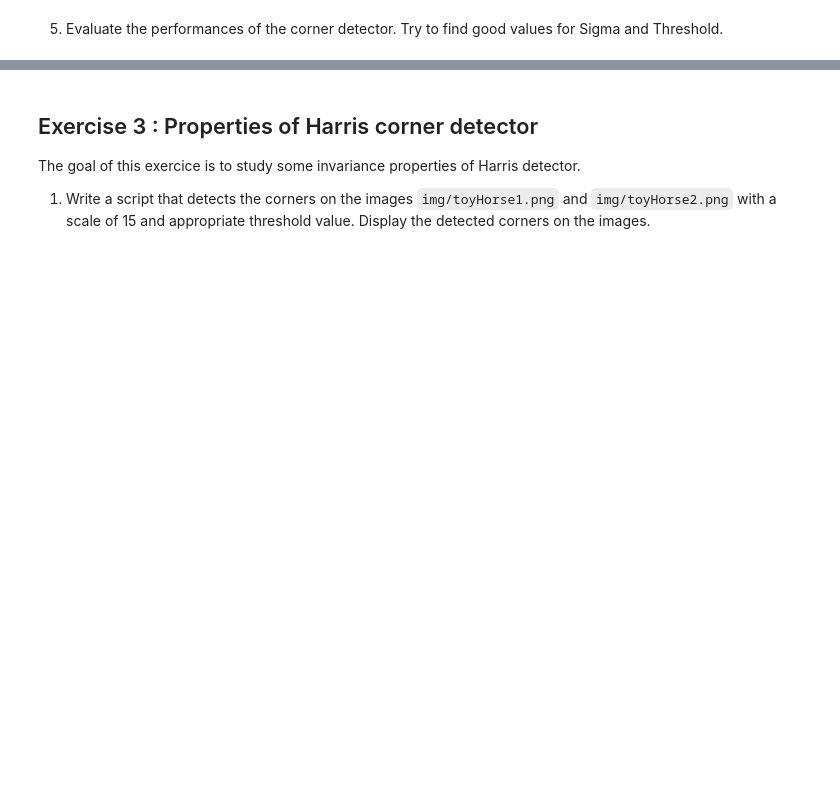
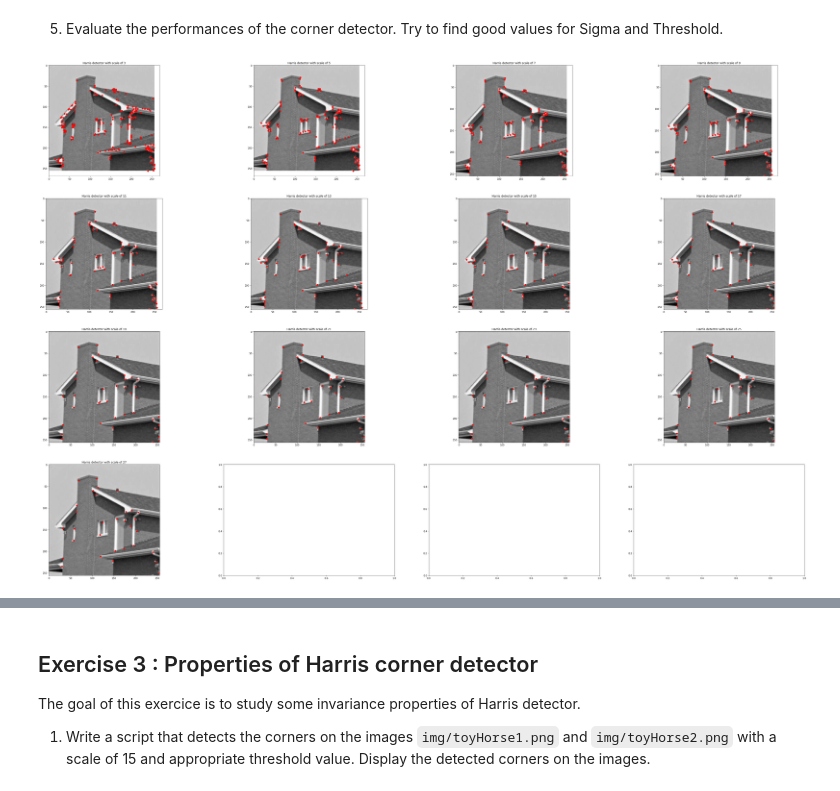
Before and after one commit to CharlesAttend/M1-S1-DAC, a Jupyter notebook: BIMA/TME/TME6/TME6.ipynb, the cells around one changed output, grey strips where cells are left out. Saved outputs shown, nothing was run; the diff lists cells and outputs as text; code cells hidden in the pictures; blank space fills up the shorter version.

```diff
--- a/BIMA/TME/TME6/TME6.ipynb
+++ b/BIMA/TME/TME6/TME6.ipynb
@@ -196,2 +202,12 @@ array([[0., 0., 0., ..., 0., 0., 0.],
 # %% [markdown]
 5) Evaluate the performances of the corner detector. Try to find good values for Sigma and Threshold.
+# %%
+scale_list = list(range(3, 29, 2))
+n = int(len(scale_list)/4) + 1
+fig, ax = plt.subplots(nrows=n, ncols=4, figsize = (6*10,4*10))
+ax = ax.flatten()
+for i in range(len(scale_list)):
+    display_corner(house, scale_list[i] , 0.04, 0.01, ax[i])
+    ax[i].set_title(f"Harris detector with scale of {scale_list[i]}")
+# %% [output]
+[figure, added]
```
Also changed, not shown: parts of 29 cells of this notebook, 1 other file.
